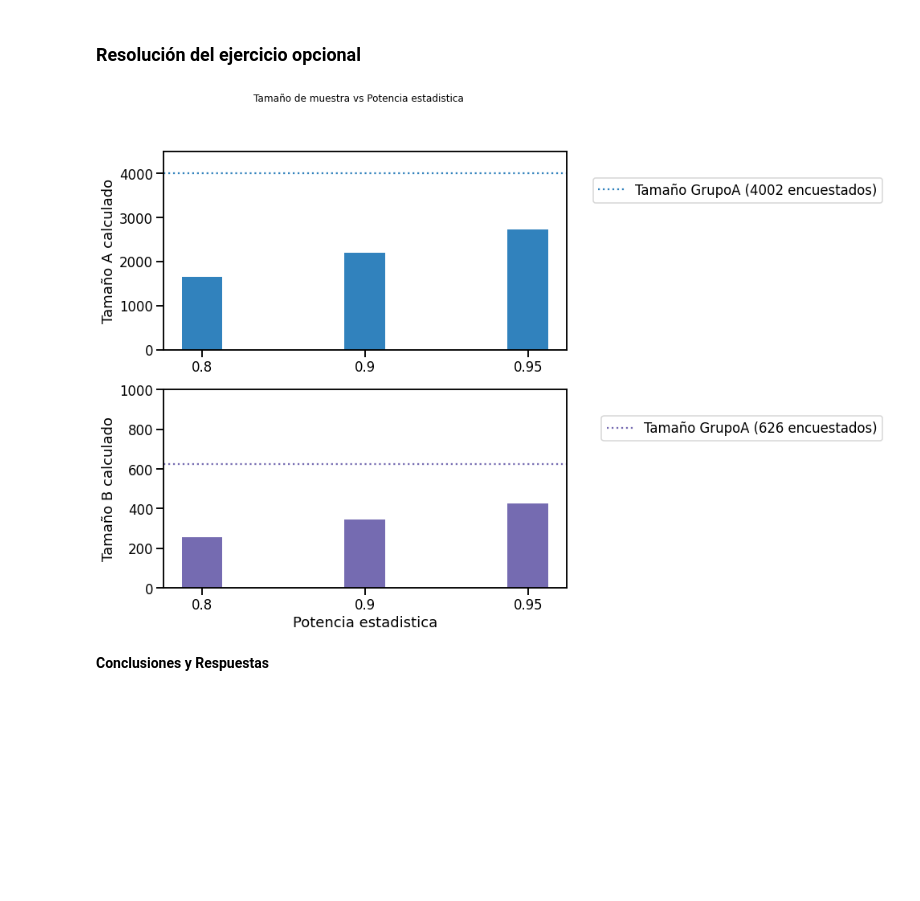
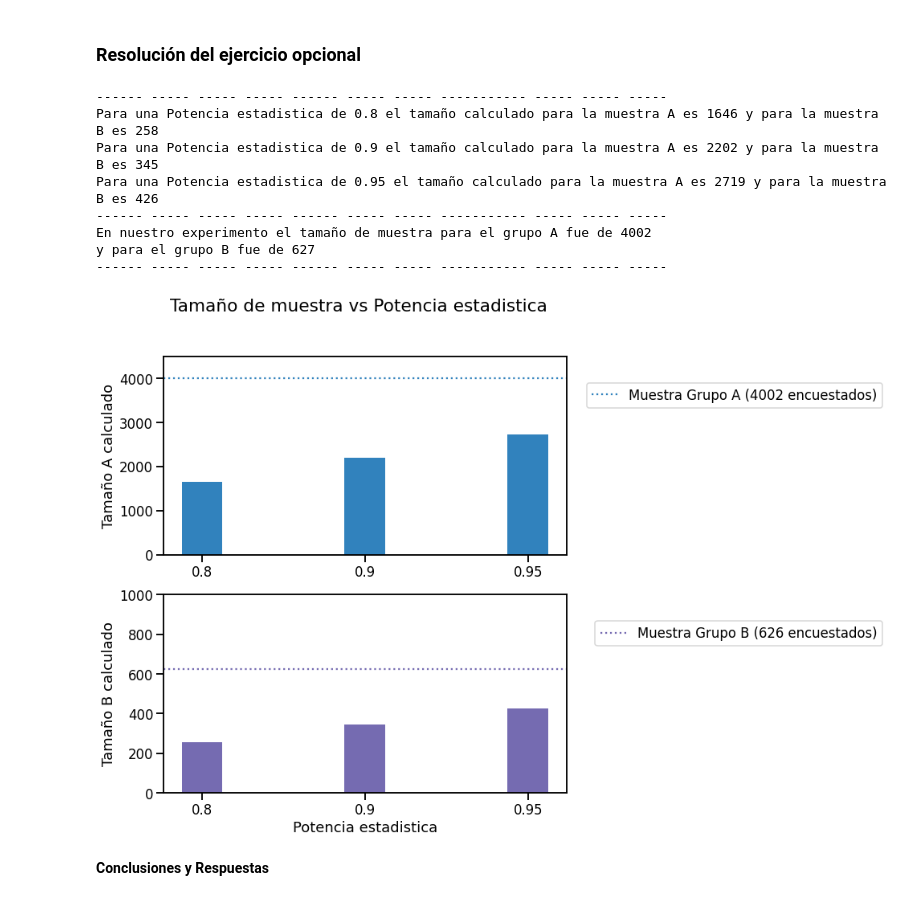
Before and after one commit to argennof/Data_A-V_2022, a Jupyter notebook: Merge D&D_Entregable_Parte_2.ipynb, the cells around one changed output. Cells and saved outputs as stored; diff of their text form; code cells hidden in the pictures; blank space fills up the shorter version.

```diff
--- a/Merge D&D_Entregable_Parte_2.ipynb
+++ b/Merge D&D_Entregable_Parte_2.ipynb
@@ -447,26 +447,46 @@ df= pd.DataFrame(d)
 df["sizeA"]= df["sizeB"]/ratio
 df= df.astype({"sizeA":int})
 
-# Elavoración del gráfico
-fig, axs = plt.subplots(2,figsize=(9,10))
-fig.suptitle("Tamaño de muestra vs Potencia estadistica")
+print("------ ----- ----- ----- ------ ----- ----- ----------- ----- ----- -----")
 
-axs[0].bar(df["label"],df["sizeA"], 0.25, label="Hombres", color= seaborn.color_palette("tab20c")[0])
-plt.gcf().get_axes()[0].set_ylim(0,4500)
-axs[0].set_ylabel("Tamaño A calculado")
-
-axs[0].axhline(y=4002, xmin=0, xmax=1, color= seaborn.color_palette("tab20c")[0], linestyle='dotted')
-axs[0].legend(bbox_to_anchor=(1.0, 1.0, 0.8,-0.1), loc='upper right', labels=["Tamaño GrupoA (4002 encuestados)"])
-plt.gcf().get_axes()[1].set_ylim(0,1000)
-axs[1].bar(df["label"],df["sizeB"],0.25 , label="No Hombres", color= seaborn.color_palette("tab20c")[12])
-axs[1].axhline(y=626, xmin=0, xmax=1, color= seaborn.color_palette("tab20c")[12], linestyle='dotted')
-axs[1].set_ylabel("Tamaño B calculado")
-axs[1].legend(bbox_to_anchor=(1.0, 1.0, 0.8, -0.1), loc='upper right',labels=["Tamaño GrupoA (626 encuestados)"])
-axs[1].set_xlabel("Potencia estadistica")
-
-plt.show()
+for i in df.index:
+     print("Para una Potencia estadistica de "+ df["label"][i] + \
+           " el tamaño calculado para la muestra A es "+ str(df["sizeA"][i]) + \
+           " y para la muestra B es " +str(df["sizeB"][i]))
+print("------ ----- ----- ----- ------ ----- ----- ----------- ----- ----- -----")
+print(f"En nuestro experimento el tamaño de muestra para el grupo A fue de {len(groupA)}")
+print(f"y para el grupo B fue de {len(groupB)}")
+print("------ ----- ----- ----- ------ ----- ----- ----------- ----- ----- -----")
 # %% [output]
-[figure, removed]
+------ ----- ----- ----- ------ ----- ----- ----------- ----- ----- -----
+Para una Potencia estadistica de 0.8 el tamaño calculado para la muestra A es 1646 y para la muestra B es 258
+Para una Potencia estadistica de 0.9 el tamaño calculado para la muestra A es 2202 y para la muestra B es 345
+Para una Potencia estadistica de 0.95 el tamaño calculado para la muestra A es 2719 y para la muestra B es 426
+------ ----- ----- ----- ------ ----- ----- ----------- ----- ----- -----
+En nuestro experimento el tamaño de muestra para el grupo A fue de 4002
+y para el grupo B fue de 627
+------ ----- ----- ----- ------ ----- ----- ----------- ----- ----- -----
+# %%
+# Elavoración del gráfico
+fig, axs = plt.subplots(2,figsize=(9,10))
+fig.suptitle("Tamaño de muestra vs Potencia estadistica")
+
+axs[0].bar(df["label"],df["sizeA"], 0.25, label="Hombres", color= seaborn.color_palette("tab20c")[0])
+plt.gcf().get_axes()[0].set_ylim(0,4500)
+axs[0].set_ylabel("Tamaño A calculado")
+
+axs[0].axhline(y=4002, xmin=0, xmax=1, color= seaborn.color_palette("tab20c")[0], linestyle='dotted')
+axs[0].legend(bbox_to_anchor=(1.0, 1.0, 0.8,-0.1), loc='upper right', labels=["Muestra Grupo A (4002 encuestados)"])
+plt.gcf().get_axes()[1].set_ylim(0,1000)
+axs[1].bar(df["label"],df["sizeB"],0.25 , label="No Hombres", color= seaborn.color_palette("tab20c")[12])
+axs[1].axhline(y=626, xmin=0, xmax=1, color= seaborn.color_palette("tab20c")[12], linestyle='dotted')
+axs[1].set_ylabel("Tamaño B calculado")
+axs[1].legend(bbox_to_anchor=(1.0, 1.0, 0.8, -0.1), loc='upper right',labels=["Muestra Grupo B (626 encuestados)"])
+axs[1].set_xlabel("Potencia estadistica")
+
+plt.show()
+# %% [output]
+[figure, added]
 # %% [markdown]
 **Conclusiones y Respuestas**
 # %% [markdown]
```
Also changed, not shown: parts of 2 cells of this notebook.
